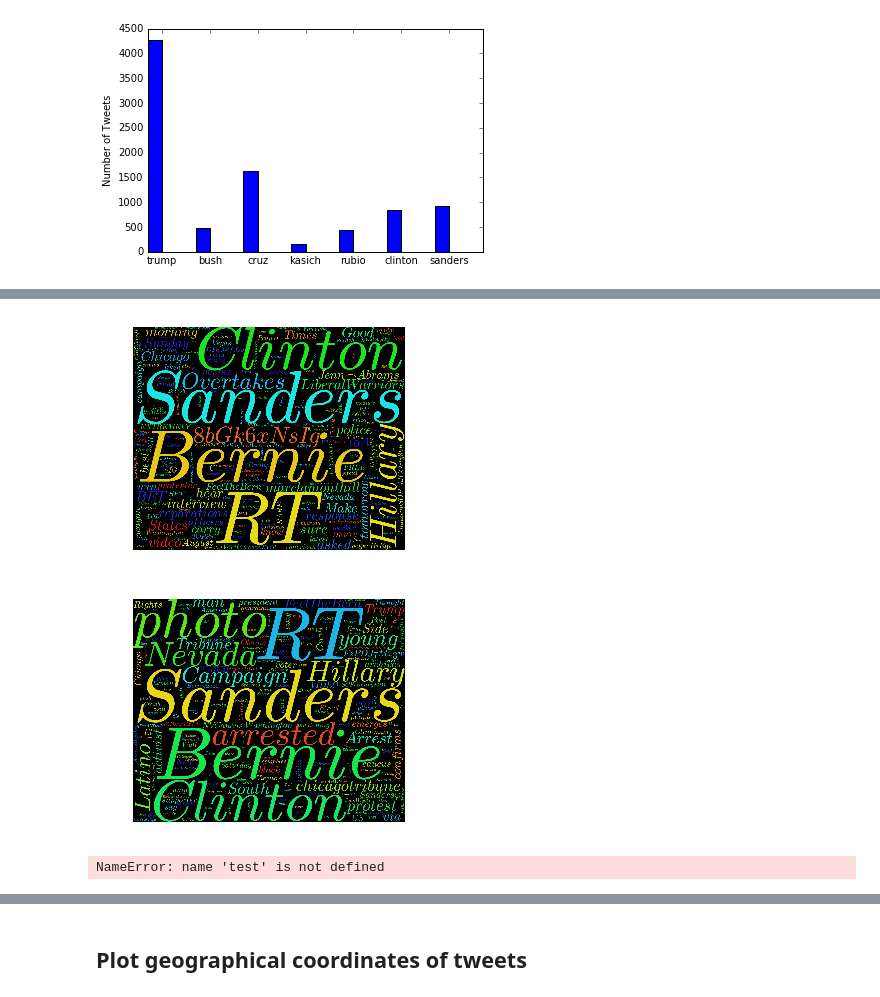
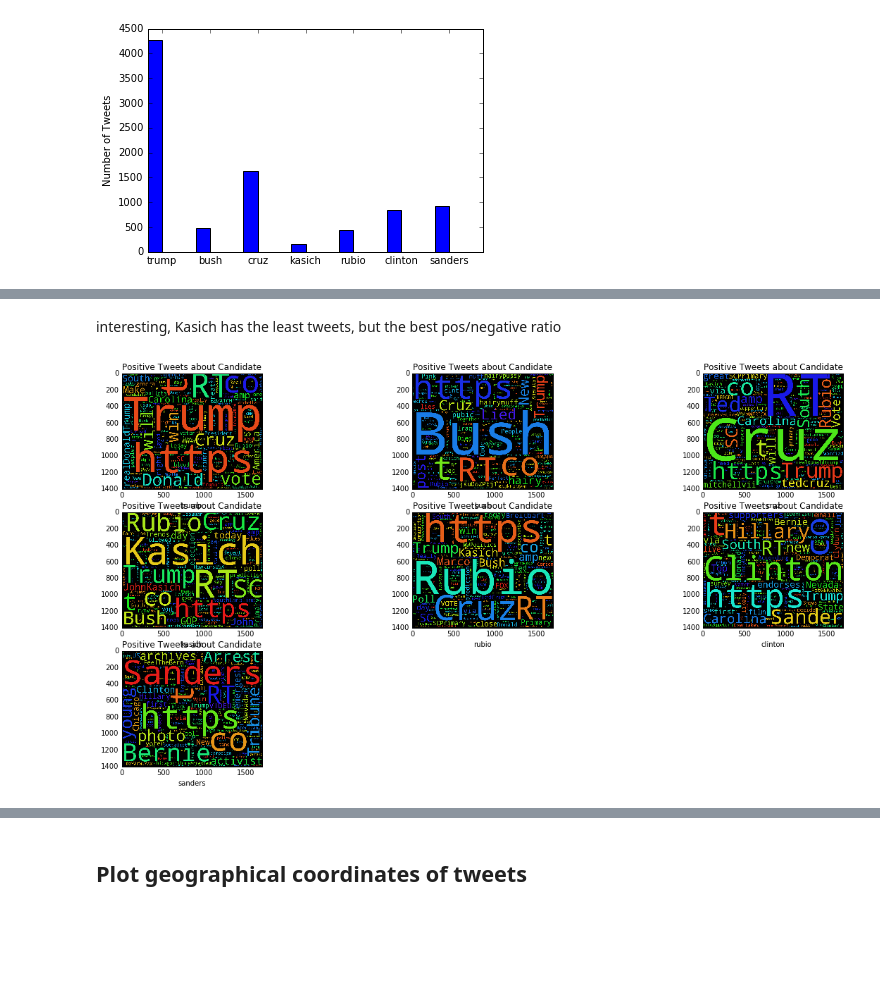
Before and after one commit to HoodPanther/pythoncode, a Jupyter notebook: tweetExplore.ipynb, the cells around one changed output, grey strips where cells are left out. Saved outputs shown, nothing was run; the diff lists cells and outputs as text; code cells hidden in the pictures; blank space fills up the shorter version.

```diff
--- a/tweetExplore.ipynb
+++ b/tweetExplore.ipynb
@@ -224,2 +195,0 @@ tempwordcloud = makeWordcloud(store_tweet_pos_polarity[1])
-# %%
-tempwordcloud = makeWordcloud(store_tweet_pos_polarity[2])
@@ -228,25 +196,20 @@ tempwordcloud = makeWordcloud(store_tweet_pos_polarity[2])
-# %%
-tempwordcloud = makeWordcloud(store_tweet_pos_polarity[3])
-# %% [output]
-[figure, removed]
-# %%
-tempwordcloud = makeWordcloud(store_tweet_neg_polarity[3])
-# %% [output]
-[figure, removed]
-# %%
-tweetBlob = TextBlob(joinedTexts)
-candidates = ['Trump','Clinton','Kasich','Sanders','Bush','Cruz','Rubio']
-storecount = [];
-for i in candidates:
-#     print(i)
-    storecount.append(test.words.count(i))
-fig = plt.gcf()
-matplotlib.rc('xtick',labelsize = 25)
-matplotlib.rc('ytick',labelsize = 20)
-# matplotlib.rc('ylabel',labelsize = 20)
-plt.ylabel('Number of Tweets')
-ind = np.arange(len(candidates))
-rect1 = plt.bar(ind, storecount, .3, color = 'blue')
-plt.xticks(ind+.15, candidates);
-# %% [output]
-NameError: name 'test' is not defined
+# %% [markdown]
+interesting, Kasich has the least tweets, but the best pos/negative ratio
+# %%
+ind = np.arange(len(candidates))  # the x locations for the groups
+width = 0.35       # the width of the bars
+from matplotlib import gridspec
+fig = plt.figure(figsize = (40,10)) #figsize=(90, 90)
+ax = []
+gs = gridspec.GridSpec(3, 3, width_ratios=[1, 1, 1, 1, 1, 1, 1])
+for i, val in enumerate(candidates):
+    ax.append(plt.subplot(gs[i]))
+    tempwordcloud = fns.makeWordcloud(store_tweet_pos_polarity[i])
+    ax[i].imshow(tempwordcloud)
+    # add some text for labels, title and axes ticks
+    ax[i].set_title('Positive Tweets about Candidate')
+    ax[i].set_xlabel(candidates[i])
+
+plt.show()
+# %% [output]
+[figure, added]
```
Also changed, not shown: parts of 26 cells of this notebook, 1 other file.
